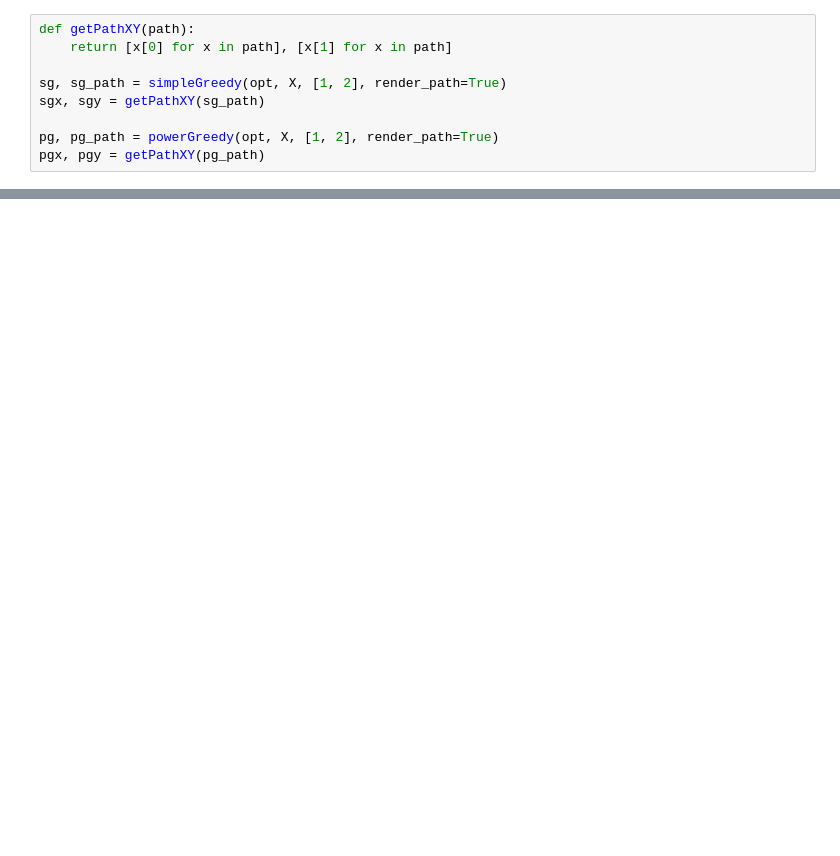
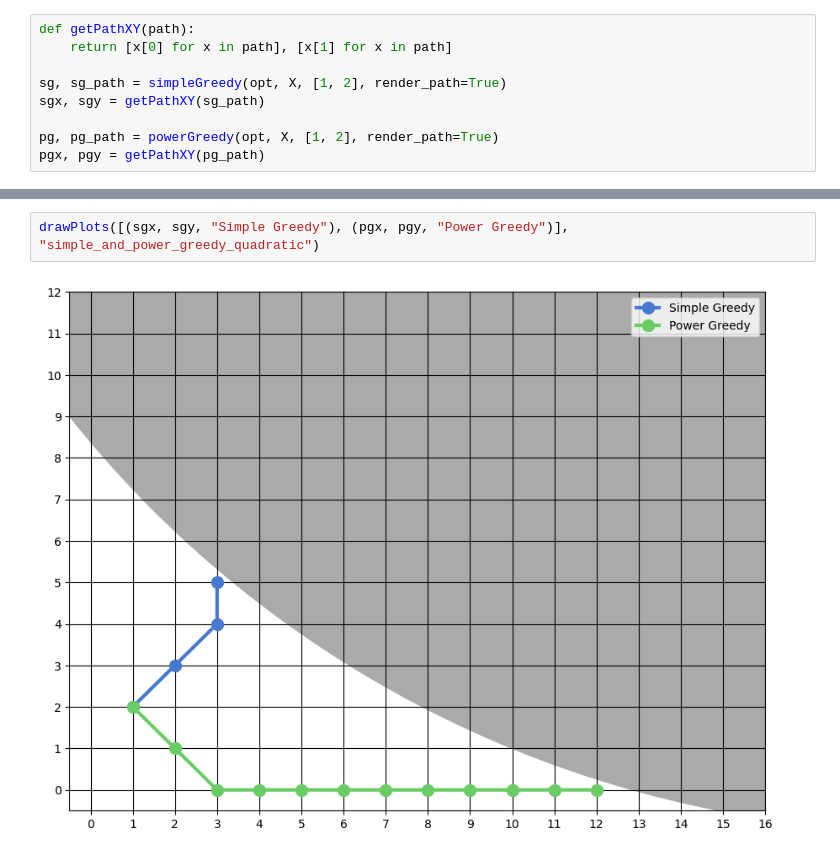
Before and after one commit to okwedook/greedy-research, a Jupyter notebook: greedy_example.ipynb, the cells around one changed output, grey strips where cells are left out. Drawn from its saved outputs; the diff is of its cells as text; blank space fills up the shorter version.

```diff
--- a/greedy_example.ipynb
+++ b/greedy_example.ipynb
@@ -40,0 +45,4 @@ plt.show()
+# %%
+drawPlots([(sgx, sgy, "Simple Greedy"), (pgx, pgy, "Power Greedy")], "simple_and_power_greedy_quadratic")
+# %% [output]
+[figure, added]
```
Also changed, not shown: parts of 3 cells of this notebook, 3 other files.
